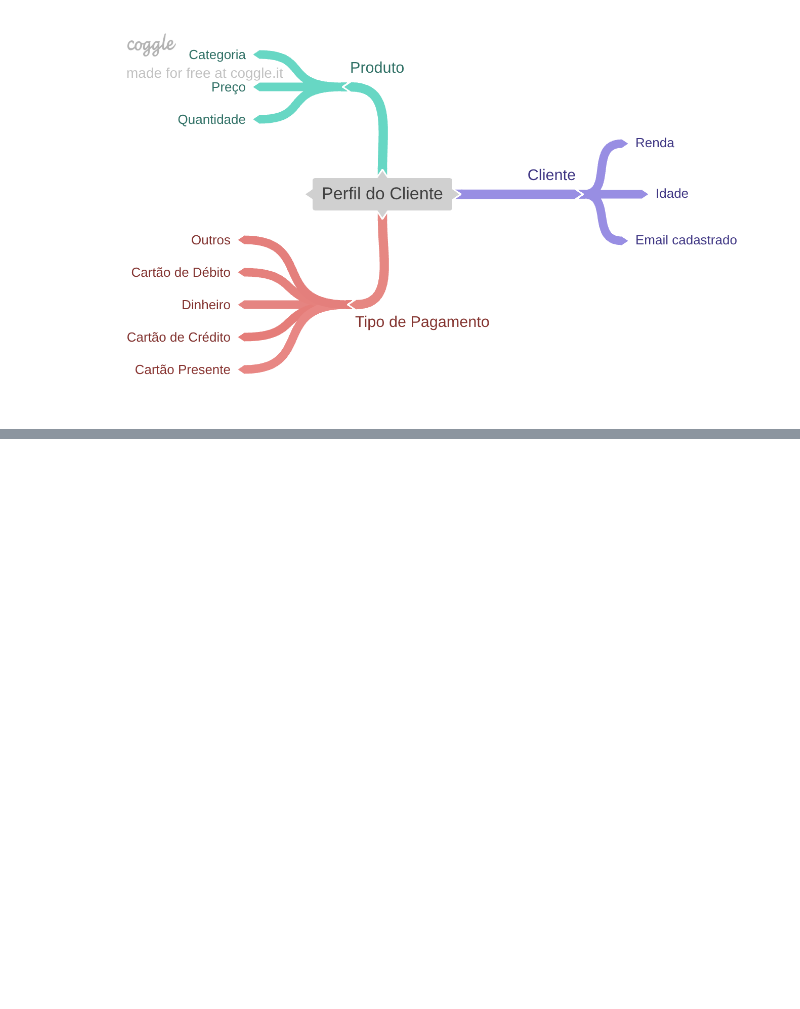
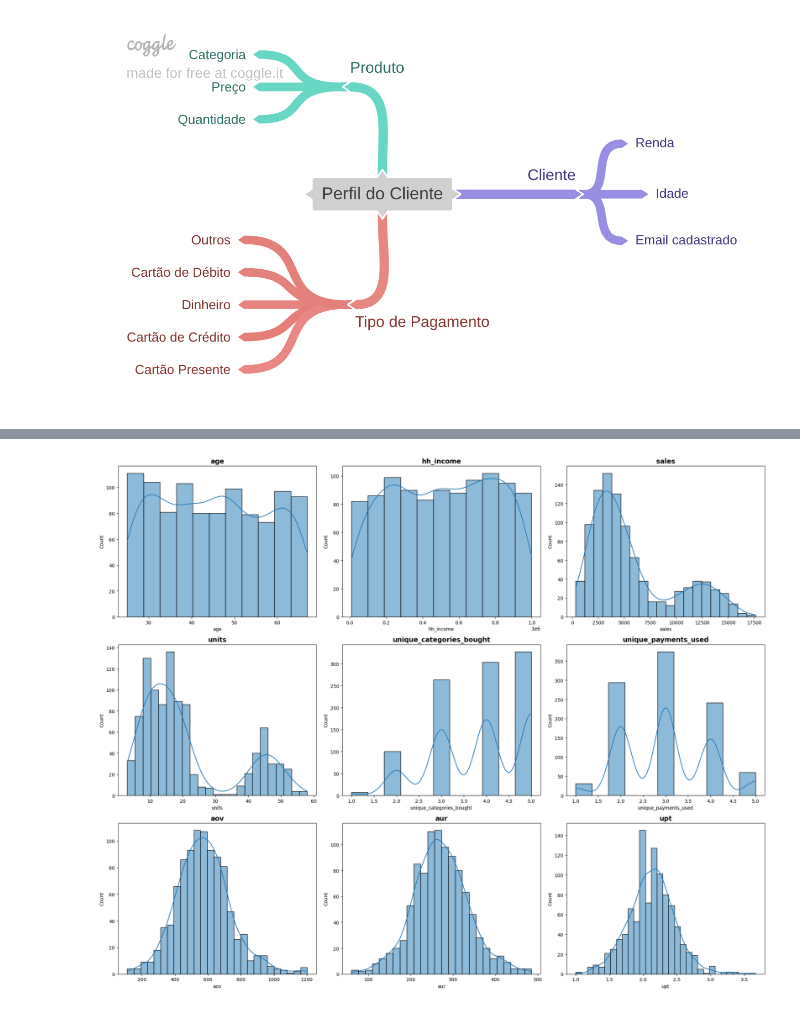
Before and after one commit to samantasobral/pa_projeto_integrador_3, a Jupyter notebook: notebooks/pa_projeto_integrador_3.ipynb, the cells around one changed output, grey strips where cells are left out. Cells and saved outputs as stored; diff of their text form; code cells hidden in the pictures; blank space fills up the shorter version.

```diff
--- a/notebooks/pa_projeto_integrador_3.ipynb
+++ b/notebooks/pa_projeto_integrador_3.ipynb
@@ -157,0 +161,2 @@ Image('Perfil_do_Cliente.png')
+# %%
+df3 = df2.copy()
@@ -157,0 +177,20 @@ Image('Perfil_do_Cliente.png')
+# %%
+import seaborn as sns
+import matplotlib.pyplot as plt
+
+fig, axes = plt.subplots(3, 3, figsize=(20, 16))
+
+columns = ['age', 'hh_income', 'sales', 'units', 'unique_categories_bought',
+           'unique_payments_used', 'aov', 'aur', 'upt']
+
+# Achata a matriz de eixos para uma lista 1D
+axes = axes.ravel()
+
+for ax, col in zip(axes, columns):
+    sns.histplot(df3[col], kde=True, ax=ax)
+    ax.set_title(col, fontsize=14, fontweight='bold')
+
+plt.tight_layout()
+plt.show()
+# %% [output]
+[figure, added]
```
Also changed, not shown: parts of 4 cells of this notebook.
